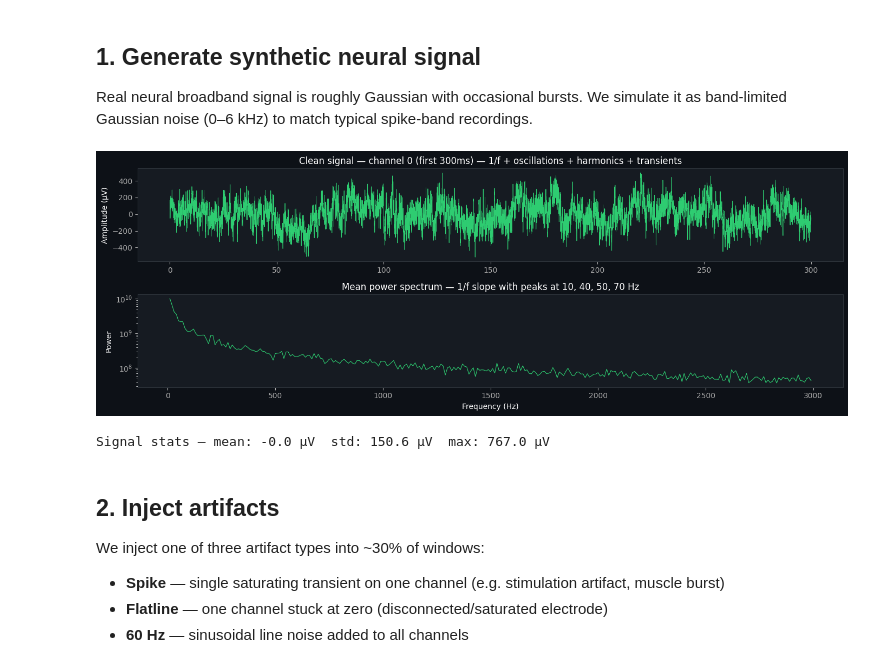
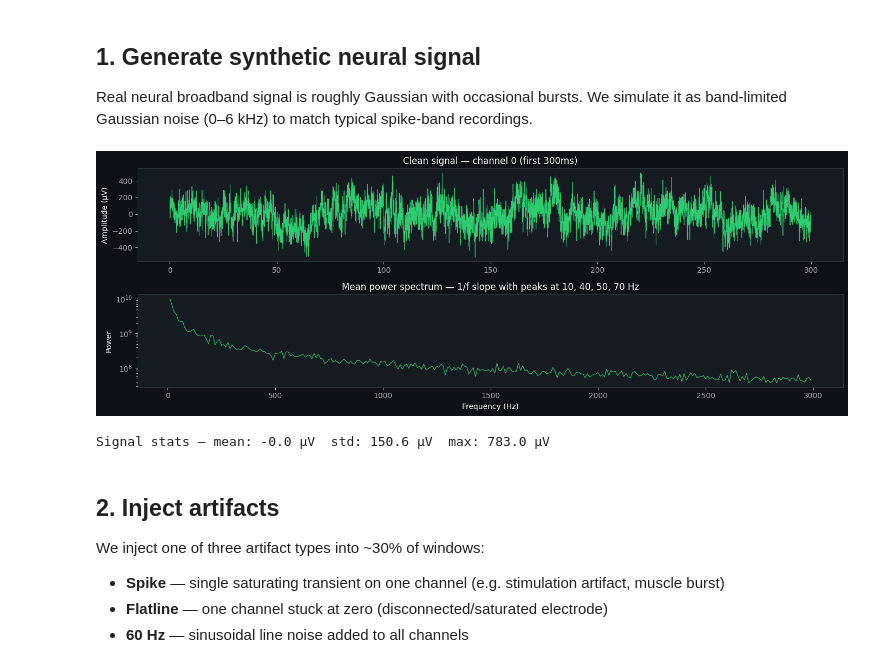
Before and after one commit to jamesmu03/artifact-reject, a Jupyter notebook: notebook/demo.ipynb, the cells around one changed output. Drawn from its saved outputs; the diff is of its cells as text; code cells hidden in the pictures.

```diff
--- a/notebook/demo.ipynb
+++ b/notebook/demo.ipynb
@@ -64,11 +64,10 @@ N_WINDOWS   = 40
 DISPLAY_CH  = 0
 SIGNAL_STD  = 150   # microvolts, typical spike-band RMS
 
-# Oscillation amplitudes (all well below artifact thresholds)
 ALPHA_AMP        = 25    # μV — 10 Hz alpha rhythm
 GAMMA_AMP        = 18    # μV — 40 Hz gamma rhythm
-HARMONIC_AMP     = 20    # μV — 50/70 Hz harmonics (stresses the 60Hz FFT detector)
-TRANSIENT_AMP    = 430   # μV — sub-threshold transients; quiet channels can push MAD close to threshold
+HARMONIC_AMP     = 20    # μV — 50/70 Hz harmonics (raises FFT neighbor bins near 60 Hz)
+TRANSIENT_AMP    = 450   # μV — sub-threshold transients; on quiet channels can push past MAD threshold
 
 def pink_noise(n_samples: int, rng) -> np.ndarray:
     """Generate 1/f (pink) noise via frequency-domain shaping."""
@@ -89,10 +88,10 @@ def generate_clean_signal(n_windows, rng):
       - Occasional alpha (10 Hz) and gamma (40 Hz) oscillatory bursts
       - 50/70 Hz harmonic noise in ~35% of windows — raises FFT neighbor bins
         near 60 Hz, making line-noise detection harder
-      - Sub-threshold transients (brief spikes well below artifact threshold)
+      - Sub-threshold transients that on quiet channels can push the MAD
+        detector close to (or past) its firing threshold
     """
     t = np.arange(WINDOW_SAMPLES) / SAMPLE_RATE_HZ
-
     windows = []
     for _ in range(n_windows):
         sig = np.stack([
@@ -100,29 +99,21 @@ def generate_clean_signal(n_windows, rng):
             for _ in range(N_CHANNELS)
         ], axis=0).astype(np.float32)
 
-        # Alpha burst (~10 Hz) — broadband across all channels
         if rng.random() < 0.6:
-            amp   = rng.uniform(0.5, 1.0) * ALPHA_AMP
-            phase = rng.uniform(0, 2 * np.pi)
-            sig  += (amp * np.sin(2 * np.pi * 10 * t + phase))[np.newaxis, :]
+            amp = rng.uniform(0.5, 1.0) * ALPHA_AMP
+            sig += (amp * np.sin(2 * np.pi * 10 * t + rng.uniform(0, 2*np.pi)))[np.newaxis, :]
 
-        # Gamma burst (~40 Hz) — subset of channels
         if rng.random() < 0.4:
             amp    = rng.uniform(0.5, 1.0) * GAMMA_AMP
-            phase  = rng.uniform(0, 2 * np.pi)
-            burst  = amp * np.sin(2 * np.pi * 40 * t + phase)
+            burst  = amp * np.sin(2 * np.pi * 40 * t + rng.uniform(0, 2*np.pi))
             ch_sel = rng.choice(N_CHANNELS, size=rng.integers(4, 12), replace=False)
             sig[ch_sel] += burst
 
-        # 50 Hz and 70 Hz harmonics — sit just outside the ±2-bin exclusion
-        # zone of the 60 Hz detector, raising the neighbor-bin baseline
         if rng.random() < 0.35:
             amp = rng.uniform(0.5, 1.0) * HARMONIC_AMP
             for freq in [50, 70]:
-                phase = rng.uniform(0, 2 * np.pi)
-                sig  += (amp * np.sin(2 * np.pi * freq * t + phase))[np.newaxis, :]
+                sig += (amp * np.sin(2 * np.pi * freq * t + rng.uniform(0, 2*np.pi)))[np.newaxis, :]
 
-        # Sub-threshold transients
         n_transients = rng.integers(3, 10)
         for _ in range(n_transients):
             ch    = rng.integers(0, N_CHANNELS)
@@ -131,39 +122,36 @@ def generate_clean_signal(n_windows, rng):
             width = rng.integers(1, 4)
             sig[ch, idx:idx + width] += amp
 
         windows.append(sig)
-
     return np.stack(windows, axis=0)
 
 
 clean = generate_clean_signal(N_WINDOWS, rng)
 
 fig, axes = plt.subplots(2, 1, figsize=(14, 5))
 t_ms = np.arange(WINDOW_SAMPLES * 3) / SAMPLE_RATE_HZ * 1000
-
 axes[0].plot(t_ms, clean[:3, DISPLAY_CH, :].flatten(), color='#2ecc71', linewidth=0.6)
 axes[0].set_ylabel('Amplitude (μV)')
-axes[0].set_title(f'Clean signal — channel {DISPLAY_CH} (first 300ms) — 1/f + oscillations + harmonics + transients')
+axes[0].set_title(f'Clean signal — channel {DISPLAY_CH} (first 300ms)')
 axes[0].set_facecolor('#161b22')
 
 freqs = np.fft.rfftfreq(WINDOW_SAMPLES, d=1/SAMPLE_RATE_HZ)
 psd   = np.mean(np.abs(np.fft.rfft(clean[:, DISPLAY_CH, :], axis=1))**2, axis=0)
 axes[1].semilogy(freqs[1:300], psd[1:300], color='#2ecc71', linewidth=0.8)
 axes[1].set_xlabel('Frequency (Hz)')
 axes[1].set_ylabel('Power')
 axes[1].set_title('Mean power spectrum — 1/f slope with peaks at 10, 40, 50, 70 Hz')
 axes[1].set_facecolor('#161b22')
-
 for ax in axes:
     for spine in ax.spines.values(): spine.set_edgecolor('#30363d')
     ax.tick_params(colors='#aaa')
 fig.patch.set_facecolor('#0d1117')
 plt.tight_layout()
 plt.show()
 print(f'Signal stats — mean: {clean.mean():.1f} μV  std: {clean.std():.1f} μV  max: {clean.max():.1f} μV')
 # %% [output]
-[figure, old version]
+[figure, new version]
-Signal stats — mean: -0.0 μV  std: 150.6 μV  max: 767.0 μV
+Signal stats — mean: -0.0 μV  std: 150.6 μV  max: 783.0 μV
 # %% [markdown]
 ## 2. Inject artifacts
 
```
Also changed, not shown: parts of 3 cells of this notebook.
